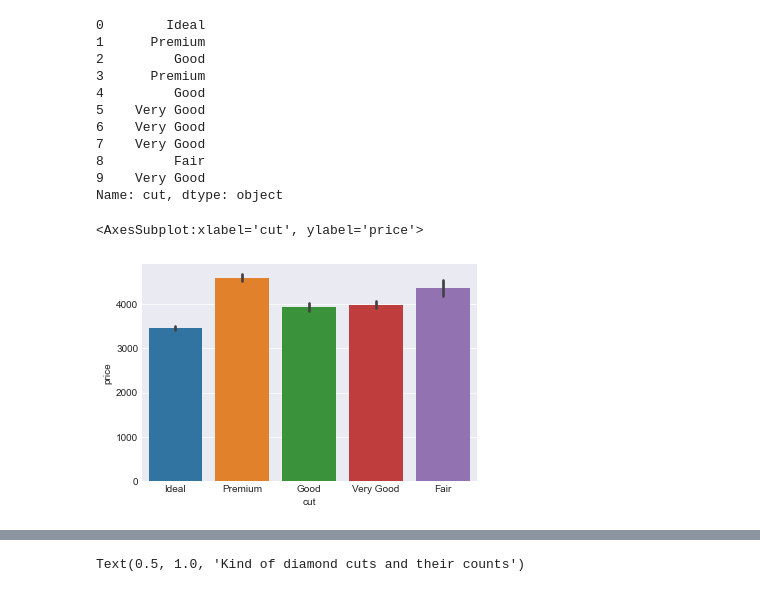
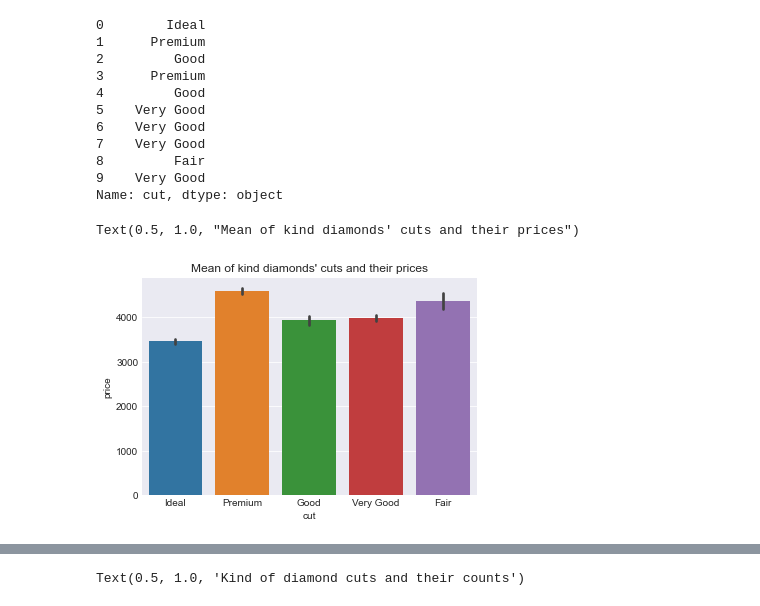
Before and after one commit to Aabusabaeen/diamonds_data, a Jupyter notebook: diamonds_script.ipynb, the cells around one changed output, grey strips where cells are left out. Drawn from its saved outputs; the diff is of its cells as text; code cells hidden in the pictures.

```diff
--- a/diamonds_script.ipynb
+++ b/diamonds_script.ipynb
@@ -174,9 +174,10 @@ dmnds['cut'].head(10)
 9    Very Good
 Name: cut, dtype: object
 # %%
+# this is the mean value for each cut compared with the price
 plt.style.use('seaborn-darkgrid')
 sns.barplot(data = dmnds, x = 'cut', y = 'price')
-# Look at their webpage.
+plt.title("Mean of kind diamonds' cuts and their prices")
 # %% [output]
-<AxesSubplot:xlabel='cut', ylabel='price'>
+Text(0.5, 1.0, "Mean of kind diamonds' cuts and their prices")
-[figure, old version]
+[figure, new version]
```
Also changed, not shown: parts of 3 cells of this notebook.
